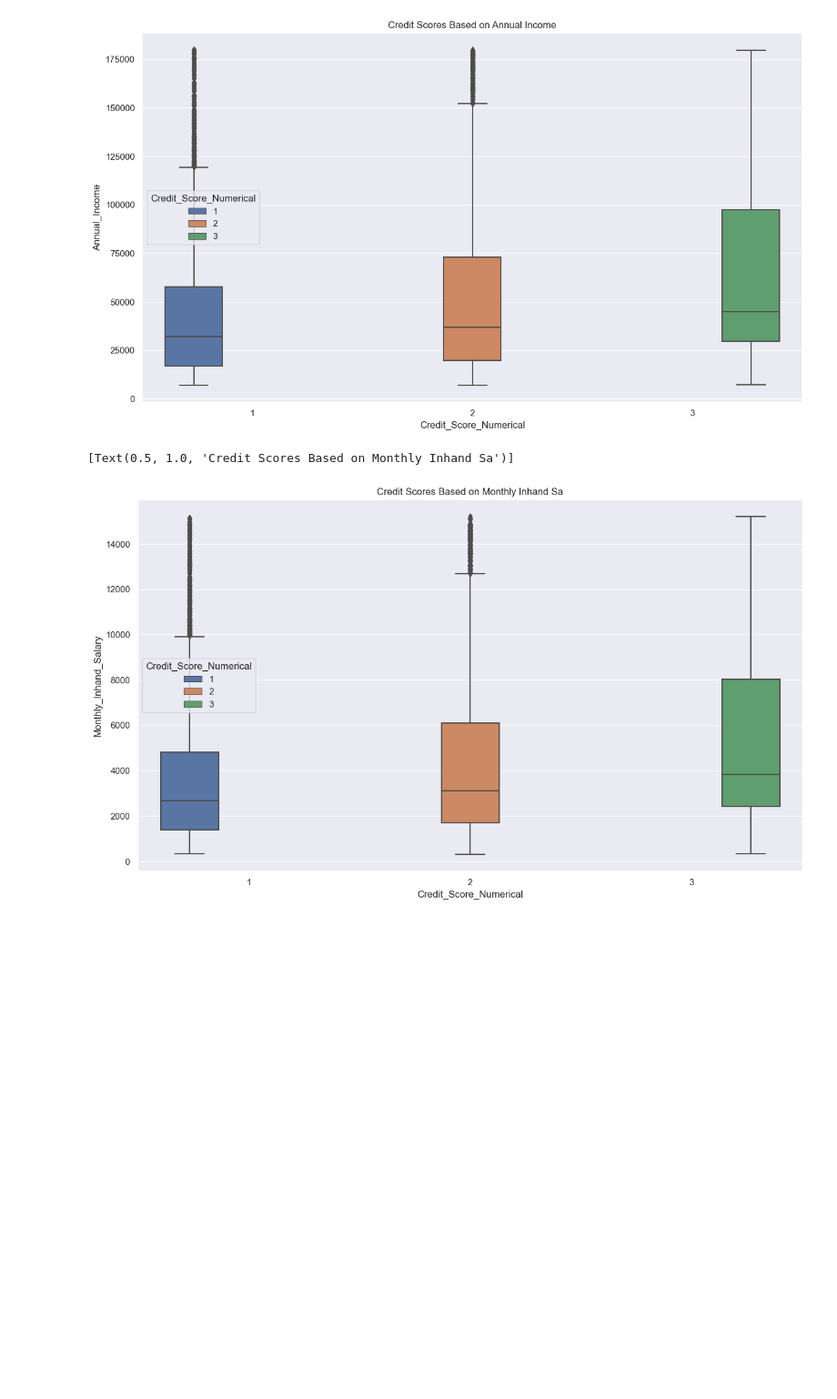
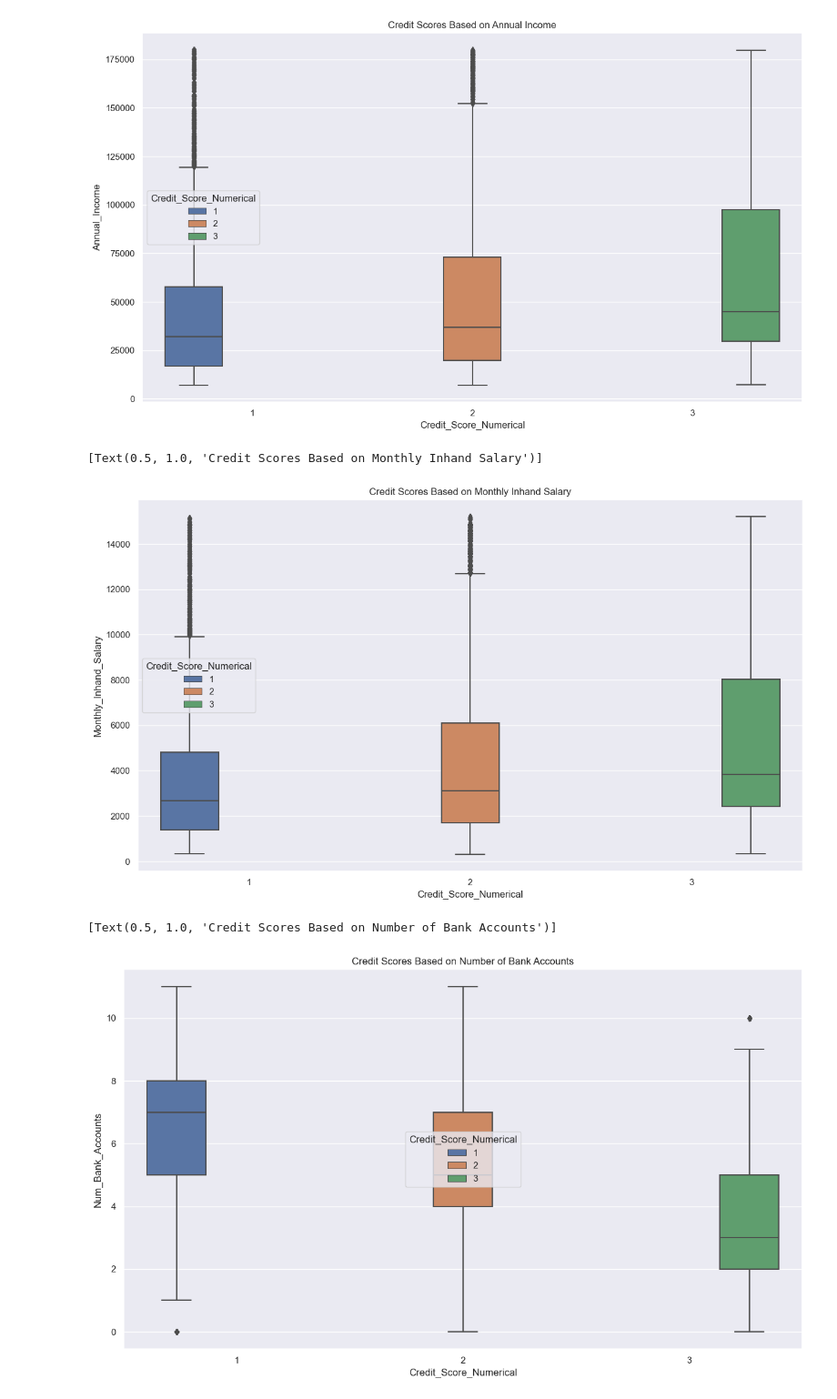
Before and after one commit to jowaynejosephs/credit_score_classification, a Jupyter notebook: credit_score_classification.ipynb, the cells around one changed output. Shown at 91% size. Drawn from its saved outputs; the diff is of its cells as text; code cells hidden in the pictures; blank space fills up the shorter version.

```diff
--- a/credit_score_classification.ipynb
+++ b/credit_score_classification.ipynb
@@ -113,7 +132,12 @@ sns.boxplot(data=data, x="Credit_Score_Numerical",y="Annual_Income",hue="Credit_
 [Text(0.5, 1.0, 'Credit Scores Based on Annual Income')]
 [figure]
 # %%
-sns.boxplot(data=data, x="Credit_Score_Numerical",y="Monthly_Inhand_Salary",hue="Credit_Score_Numerical").set(title='Credit Scores Based on Monthly Inhand Sa')
+sns.boxplot(data=data, x="Credit_Score_Numerical",y="Monthly_Inhand_Salary",hue="Credit_Score_Numerical").set(title='Credit Scores Based on Monthly Inhand Salary')
 # %% [output]
-[Text(0.5, 1.0, 'Credit Scores Based on Monthly Inhand Sa')]
+[Text(0.5, 1.0, 'Credit Scores Based on Monthly Inhand Salary')]
 [figure]
+# %%
+sns.boxplot(data=data, x="Credit_Score_Numerical",y="Num_Bank_Accounts",hue="Credit_Score_Numerical").set(title='Credit Scores Based on Number of Bank Accounts')
+# %% [output]
+[Text(0.5, 1.0, 'Credit Scores Based on Number of Bank Accounts')]
+[figure, added]
```
Also changed, not shown: parts of 12 cells of this notebook.
